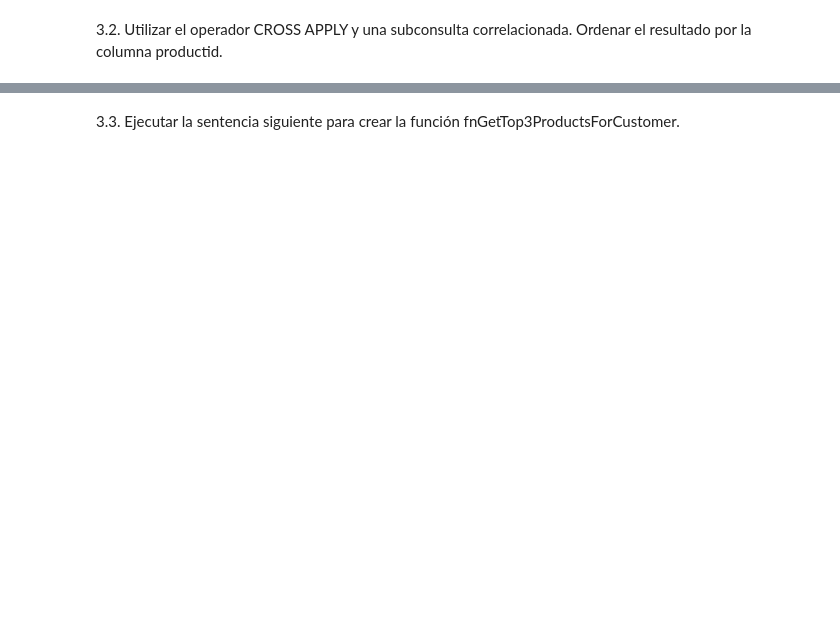
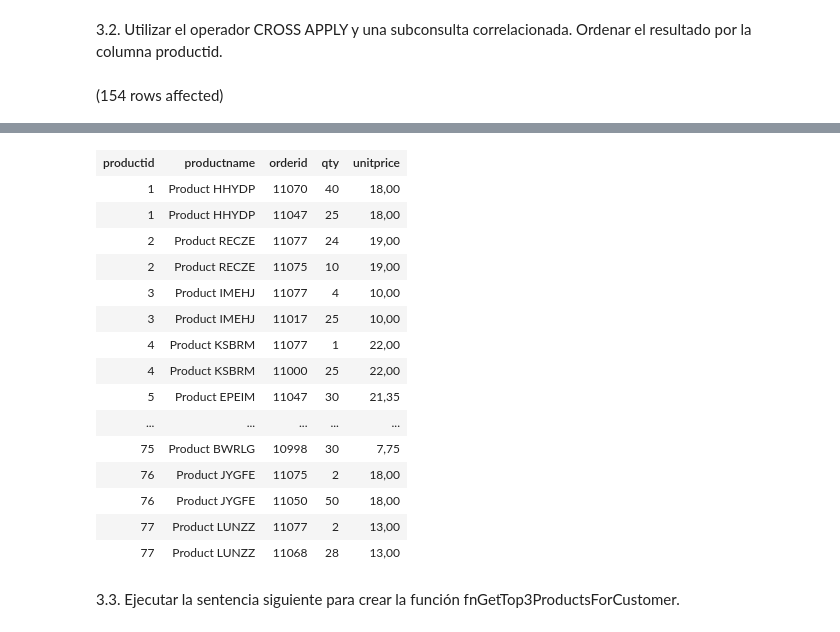
Before and after one commit to Brunoenr02/Unidad-III_Lab02, a Jupyter notebook: Lab02SQL.ipynb, the cells around one changed output, grey strips where cells are left out. Drawn from its saved outputs; the diff is of its cells as text; code cells hidden in the pictures; blank space fills up the shorter version.

```diff
--- a/Lab02SQL.ipynb
+++ b/Lab02SQL.ipynb
@@ -131,2 +222,27 @@ Total execution time: 00:00:00.021
 # %% [markdown]
 3.2. Utilizar el operador CROSS APPLY y una subconsulta correlacionada. Ordenar el resultado por la columna productid.
+# %%
+SELECT
+    p.productid,
+    p.productname,
+    od.orderid,
+    od.qty,
+    od.unitprice
+FROM
+    Production.Products p
+CROSS APPLY (
+    SELECT TOP 2
+        od.orderid,
+        od.qty,
+        od.unitprice
+    FROM
+        Sales.OrderDetails od
+    WHERE
+        od.productid = p.productid
+    ORDER BY
+        od.orderid DESC
+) od
+ORDER BY
+    p.productid, od.orderid DESC;
+# %% [output]
+(154 rows affected)
@@ -133,3 +250,19 @@ Total execution time: 00:00:00.021
+| productid | productname | orderid | qty | unitprice |
+| 1 | Product HHYDP | 11070 | 40 | 18,00 |
+| 1 | Product HHYDP | 11047 | 25 | 18,00 |
+| 2 | Product RECZE | 11077 | 24 | 19,00 |
+| 2 | Product RECZE | 11075 | 10 | 19,00 |
+| 3 | Product IMEHJ | 11077 | 4 | 10,00 |
+| 3 | Product IMEHJ | 11017 | 25 | 10,00 |
+| 4 | Product KSBRM | 11077 | 1 | 22,00 |
+| 4 | Product KSBRM | 11000 | 25 | 22,00 |
+| 5 | Product EPEIM | 11047 | 30 | 21,35 |
+| ... | ... | ... | ... | ... |
+| 75 | Product BWRLG | 10998 | 30 | 7,75 |
+| 76 | Product JYGFE | 11075 | 2 | 18,00 |
+| 76 | Product JYGFE | 11050 | 50 | 18,00 |
+| 77 | Product LUNZZ | 11077 | 2 | 13,00 |
+| 77 | Product LUNZZ | 11068 | 28 | 13,00 |
 # %% [markdown]
 3.3. Ejecutar la sentencia siguiente para crear la función fnGetTop3ProductsForCustomer.
 # %%
```
Also changed, not shown: parts of 11 cells of this notebook.
